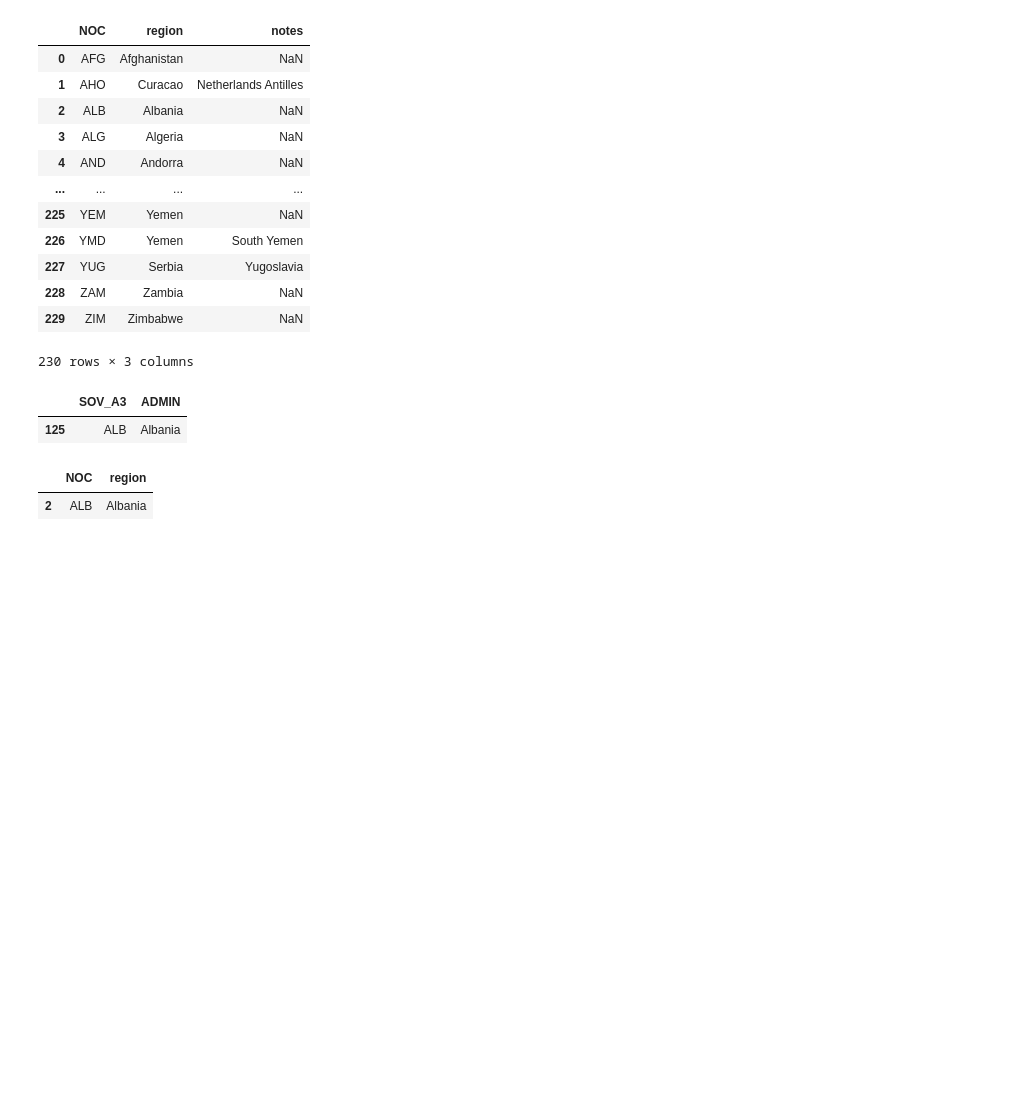
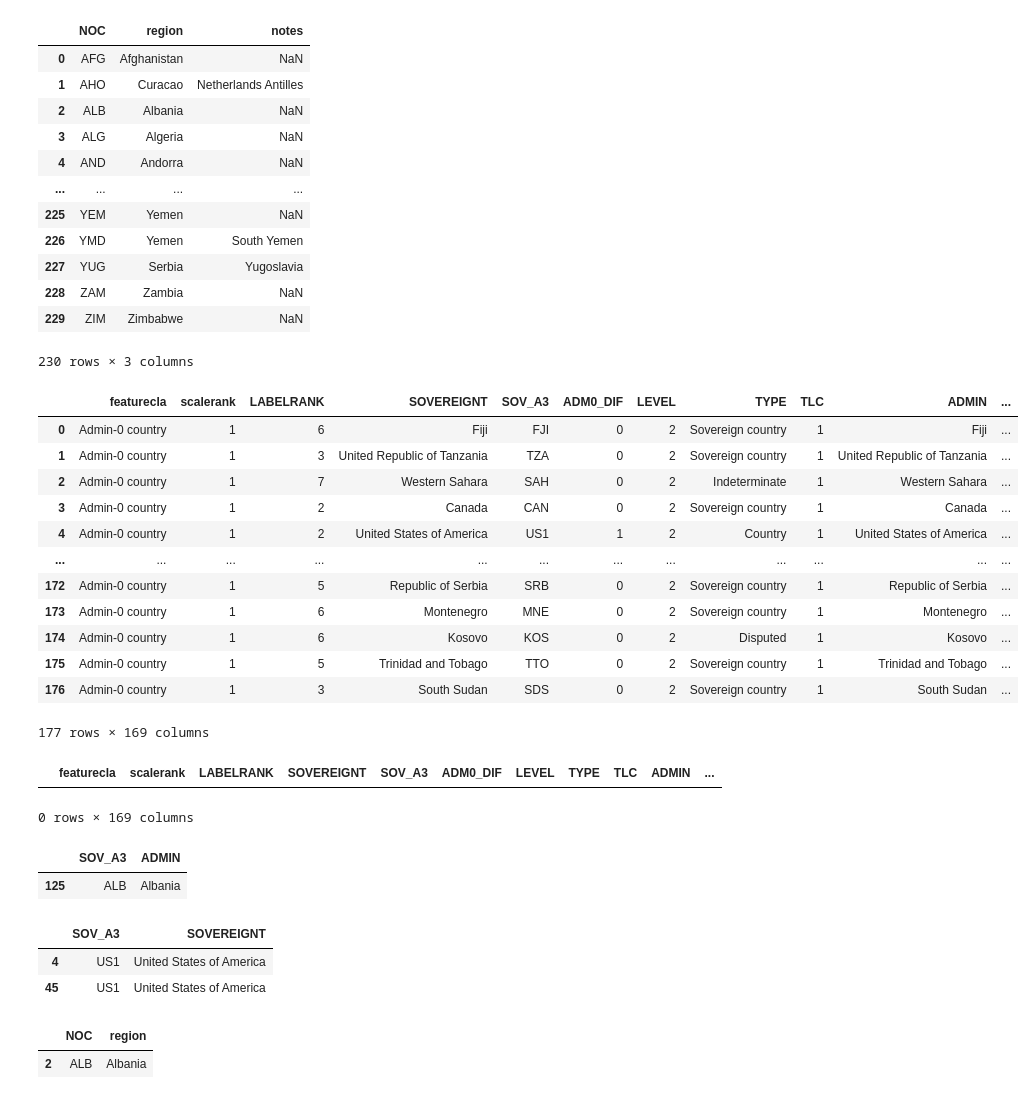
Before and after one commit to id2771/olympic-charts, a Jupyter notebook: problem Q10.ipynb, the cells around one changed output. Saved outputs shown, nothing was run; the diff lists cells and outputs as text; code cells hidden in the pictures; blank space fills up the shorter version.

```diff
--- a/problem Q10.ipynb
+++ b/problem Q10.ipynb
@@ -27,9 +27,46 @@ world = gpd.read_file(url)
+# %%
+world
+# %% [output]
+|  | featurecla | scalerank | LABELRANK | SOVEREIGNT | SOV_A3 | ADM0_DIF | LEVEL | TYPE | TLC | ADMIN | ... |
+| 0 | Admin-0 country | 1 | 6 | Fiji | FJI | 0 | 2 | Sovereign country | 1 | Fiji | ... |
+| 1 | Admin-0 country | 1 | 3 | United Republic of Tanzania | TZA | 0 | 2 | Sovereign country | 1 | United Republic of Tanzania | ... |
+| 2 | Admin-0 country | 1 | 7 | Western Sahara | SAH | 0 | 2 | Indeterminate | 1 | Western Sahara | ... |
+| 3 | Admin-0 country | 1 | 2 | Canada | CAN | 0 | 2 | Sovereign country | 1 | Canada | ... |
+| 4 | Admin-0 country | 1 | 2 | United States of America | US1 | 1 | 2 | Country | 1 | United States of America | ... |
+| ... | ... | ... | ... | ... | ... | ... | ... | ... | ... | ... | ... |
+| 172 | Admin-0 country | 1 | 5 | Republic of Serbia | SRB | 0 | 2 | Sovereign country | 1 | Republic of Serbia | ... |
+| 173 | Admin-0 country | 1 | 6 | Montenegro | MNE | 0 | 2 | Sovereign country | 1 | Montenegro | ... |
+| 174 | Admin-0 country | 1 | 6 | Kosovo | KOS | 0 | 2 | Disputed | 1 | Kosovo | ... |
+| 175 | Admin-0 country | 1 | 5 | Trinidad and Tobago | TTO | 0 | 2 | Sovereign country | 1 | Trinidad and Tobago | ... |
+| 176 | Admin-0 country | 1 | 3 | South Sudan | SDS | 0 | 2 | Sovereign country | 1 | South Sudan | ... |
+177 rows × 169 columns
+# %%
+subset4 = world.loc[world['SOVEREIGNT'] == 'Curacao']
+subset4
+
+
+subset5 = world.loc[
+    world['SOVEREIGNT']
+    .str.lower()
+    .str.startswith(r'cura', na=False)
+]
+subset5
+# %% [output]
+|  | featurecla | scalerank | LABELRANK | SOVEREIGNT | SOV_A3 | ADM0_DIF | LEVEL | TYPE | TLC | ADMIN | ... |
+0 rows × 169 columns
 # %%
 subset = world.loc[world['SOV_A3'] == 'ALB', ['SOV_A3', 'ADMIN']]
 subset
 # %% [output]
 |  | SOV_A3 | ADMIN |
 | 125 | ALB | Albania |
+# %%
+subset_t1 = world.loc[world['SOVEREIGNT'] == 'United States of America', ["SOV_A3","SOVEREIGNT" ]]
+subset_t1
+# %% [output]
+|  | SOV_A3 | SOVEREIGNT |
+| 4 | US1 | United States of America |
+| 45 | US1 | United States of America |
 # %%
 subset2 = noc_regions.loc[noc_regions['NOC'] == 'ALB', ['NOC', 'region']]
 subset2
```
Also changed, not shown: parts of 10 cells of this notebook, 1 other file.
